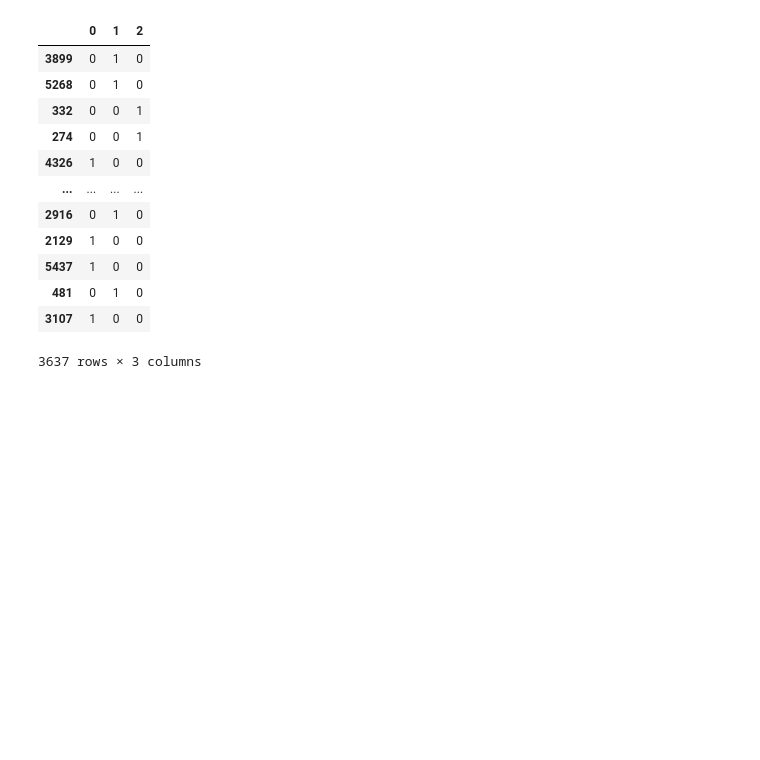
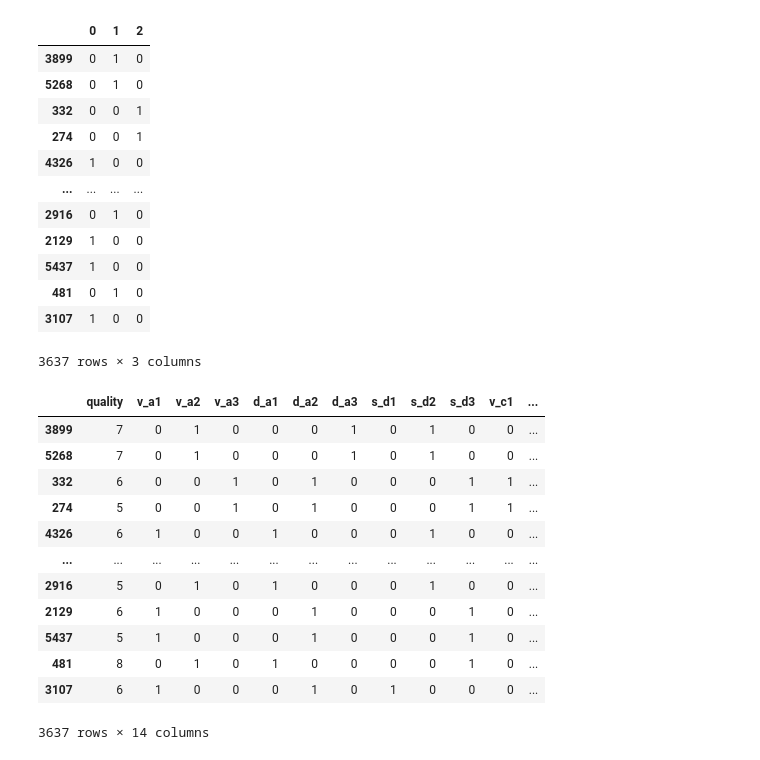
Before and after one commit to Fine-Wine/clustering-project-wine, a Jupyter notebook: Modeling.ipynb, the cells around one changed output. Drawn from its saved outputs; the diff is of its cells as text; code cells hidden in the pictures; blank space fills up the shorter version.

```diff
--- a/Modeling.ipynb
+++ b/Modeling.ipynb
@@ -160,5 +165,20 @@ df = pd.concat([df,a,b,c,d], axis = 1)
 df = df.drop(columns = ['volatile_acidity', 'citric_acid', 'sugar', 'density', 'alcohol', 'v_a', 'd_a', 's_d', 'v_c'])
 # %%
 df['qual'] = df['quality'] >= 7
+df
+# %% [output]
+|  | quality | v_a1 | v_a2 | v_a3 | d_a1 | d_a2 | d_a3 | s_d1 | s_d2 | s_d3 | v_c1 | ... |
+| 3899 | 7 | 0 | 1 | 0 | 0 | 0 | 1 | 0 | 1 | 0 | 0 | ... |
+| 5268 | 7 | 0 | 1 | 0 | 0 | 0 | 1 | 0 | 1 | 0 | 0 | ... |
+| 332 | 6 | 0 | 0 | 1 | 0 | 1 | 0 | 0 | 0 | 1 | 1 | ... |
+| 274 | 5 | 0 | 0 | 1 | 0 | 1 | 0 | 0 | 0 | 1 | 1 | ... |
+| 4326 | 6 | 1 | 0 | 0 | 1 | 0 | 0 | 0 | 1 | 0 | 0 | ... |
+| ... | ... | ... | ... | ... | ... | ... | ... | ... | ... | ... | ... | ... |
+| 2916 | 5 | 0 | 1 | 0 | 1 | 0 | 0 | 0 | 1 | 0 | 0 | ... |
+| 2129 | 6 | 1 | 0 | 0 | 0 | 1 | 0 | 0 | 0 | 1 | 0 | ... |
+| 5437 | 5 | 1 | 0 | 0 | 0 | 1 | 0 | 0 | 0 | 1 | 0 | ... |
+| 481 | 8 | 0 | 1 | 0 | 1 | 0 | 0 | 0 | 0 | 1 | 0 | ... |
+| 3107 | 6 | 1 | 0 | 0 | 0 | 1 | 0 | 1 | 0 | 0 | 0 | ... |
+3637 rows × 14 columns
 # %%
 df['qual'] = np.where(df['qual'] == True, 1, 0)
```
Also changed, not shown: parts of 24 cells of this notebook, 1 other file.
